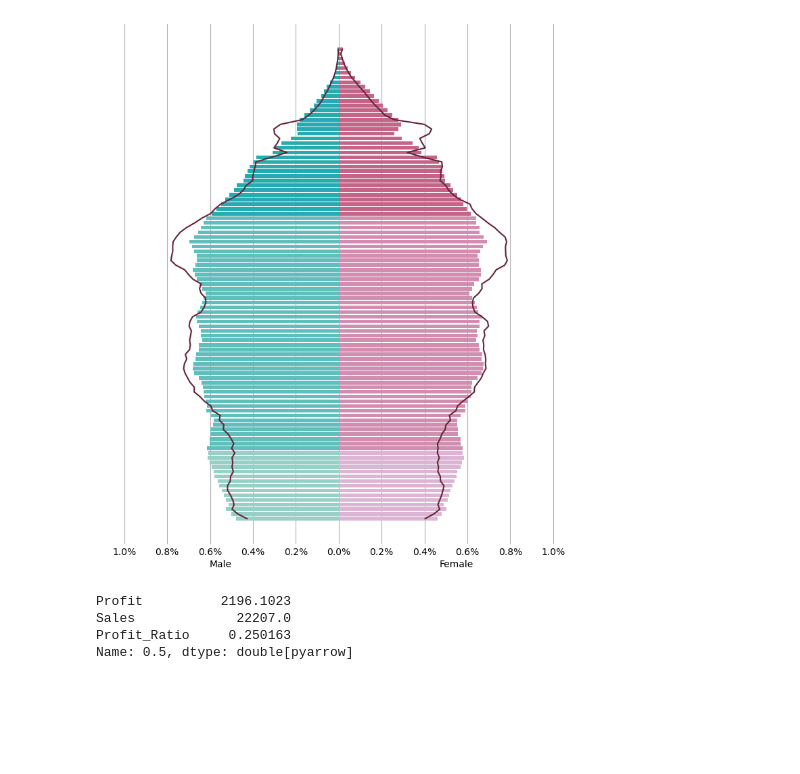
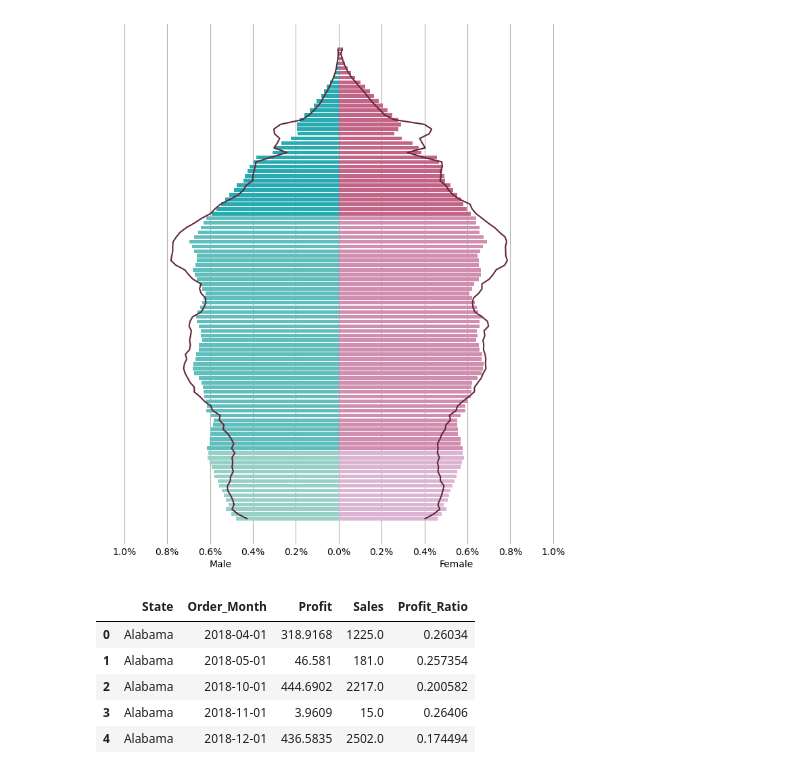
Before and after one commit to chenyulue/wow-app, a Jupyter notebook: wow.ipynb, the cells around one changed output. Drawn from its saved outputs; the diff is of its cells as text; code cells hidden in the pictures; blank space fills up the shorter version.

```diff
--- a/wow.ipynb
+++ b/wow.ipynb
@@ -404,8 +519,5 @@ fig.update_layout(
 fig.show()
 # %%
-profit_ratio_vs_sales.quantile()
+profit_ratio_vs_sales_filtered = profit_ratio_vs_sales.query(
+    "Sales>=@x0 and Sales<=@x1 and Profit_Ratio>=@y0 and Profit_Ratio<=@y1"
+)
-# %% [output]
-Profit          2196.1023
-Sales             22207.0
-Profit_Ratio     0.250163
-Name: 0.5, dtype: double[pyarrow]
@@ -411,0 +629,27 @@ Name: 0.5, dtype: double[pyarrow]
+# %%
+profit_ratio_vs_sales_year = (
+    data_df.loc[:, ["State", "Profit"]]
+    .assign(
+        Sales=data_df["Sales"].str.replace(r",|\$", "", regex=True).astype(np.float64),
+        Order_Month=data_df["Order Date"]
+        .dt.to_period("M")
+        .apply(lambda x: x.to_timestamp()),
+    )
+    .groupby(["State", "Order_Month"])
+    .sum()
+)
+
+profit_ratio_vs_sales_year = profit_ratio_vs_sales_year.assign(
+    Profit_Ratio=profit_ratio_vs_sales_year["Profit"]
+    / profit_ratio_vs_sales_year["Sales"]
+)
+
+profit_ratio_vs_sales_year = profit_ratio_vs_sales_year.reset_index()
+profit_ratio_vs_sales_year.head()
+# %% [output]
+|  | State | Order_Month | Profit | Sales | Profit_Ratio |
+| 0 | Alabama | 2018-04-01 | 318.9168 | 1225.0 | 0.26034 |
+| 1 | Alabama | 2018-05-01 | 46.581 | 181.0 | 0.257354 |
+| 2 | Alabama | 2018-10-01 | 444.6902 | 2217.0 | 0.200582 |
+| 3 | Alabama | 2018-11-01 | 3.9609 | 15.0 | 0.26406 |
+| 4 | Alabama | 2018-12-01 | 436.5835 | 2502.0 | 0.174494 |
```
Also changed, not shown: parts of 11 cells of this notebook, 2 other files.
